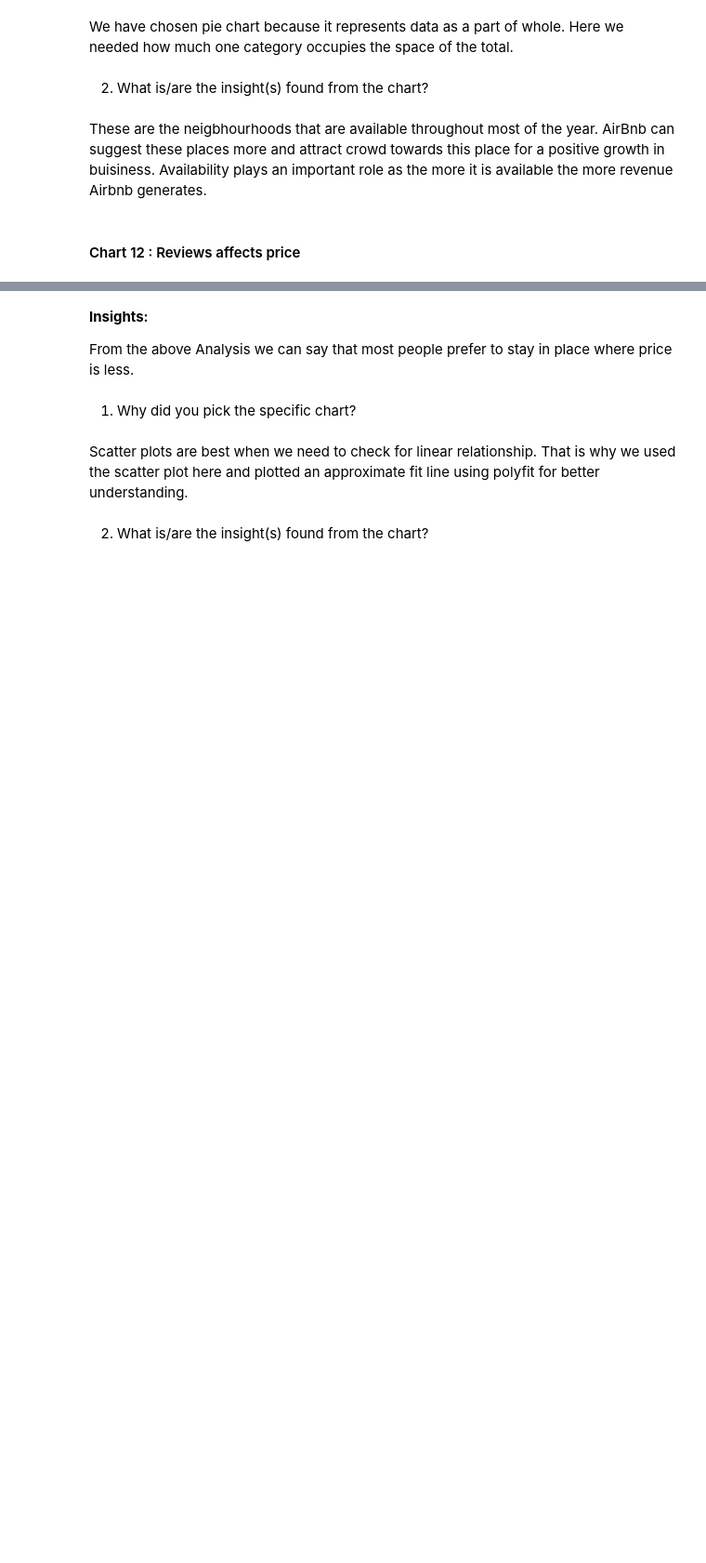
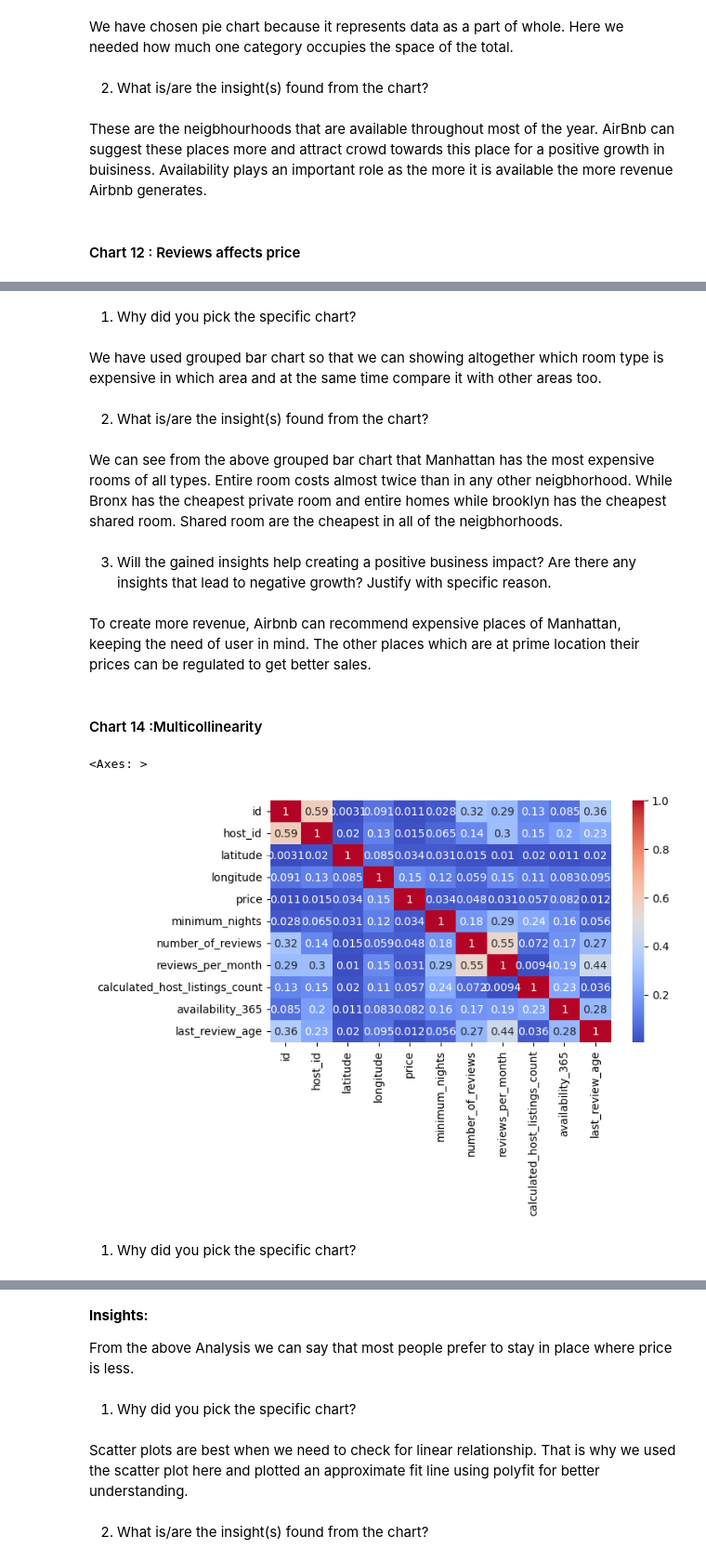
Before and after one commit to palnitin12345/Airbnb-EDA, a Jupyter notebook: EDA-Code.ipynb, the cells around one changed output, grey strips where cells are left out. Shown at 93% size. Drawn from its saved outputs; the diff is of its cells as text; code cells hidden in the pictures; blank space fills up the shorter version.

```diff
--- a/EDA-Code.ipynb
+++ b/EDA-Code.ipynb
@@ -533,0 +550,27 @@ These are the neigbhourhoods that are available throughout most of the year. Air
+# %% [markdown]
+1. Why did you pick the specific chart?
+# %% [markdown]
+We have used grouped bar chart so that we can showing altogether which room type is expensive in which area and at the same time compare it with other areas too.
+# %% [markdown]
+ 2. What is/are the insight(s) found from the chart?
+# %% [markdown]
+We can see from the above grouped bar chart that Manhattan has the most expensive rooms of all types. Entire room costs almost twice than in any other neigbhorhood. While Bronx has the cheapest private room and entire homes while brooklyn has the cheapest shared room. Shared room are the cheapest in all of the neigbhorhoods.
+# %% [markdown]
+ 3. Will the gained insights help creating a positive business impact?
+Are there any insights that lead to negative growth? Justify with specific reason.
+# %% [markdown]
+To create more revenue, Airbnb can recommend expensive places of Manhattan, keeping the need of user in mind. The other places which are at prime location their prices can be regulated to get better sales.
+# %% [markdown]
+#### Chart 14 :Multicollinearity
+# %%
+# Chart - 12 visualization code
+
+ ## Correlation
+plt.figure(figsize=(7,4))
+correlation = dataset.corr()
+sns.heatmap(abs(correlation), annot=True, cmap='coolwarm')
+# %% [output]
+<Axes: >
+[figure, added]
+# %% [markdown]
+1. Why did you pick the specific chart?
```
Also changed, not shown: parts of 21 cells of this notebook.
